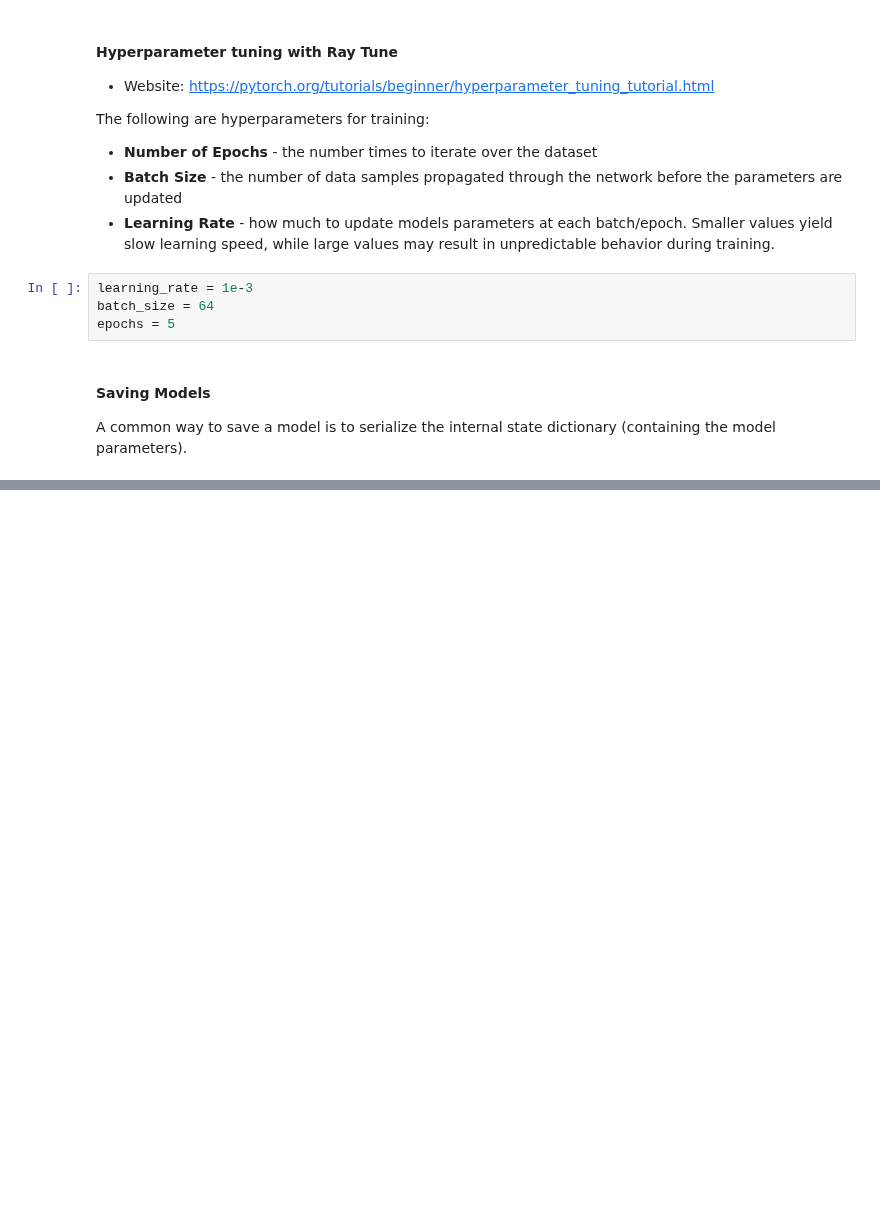
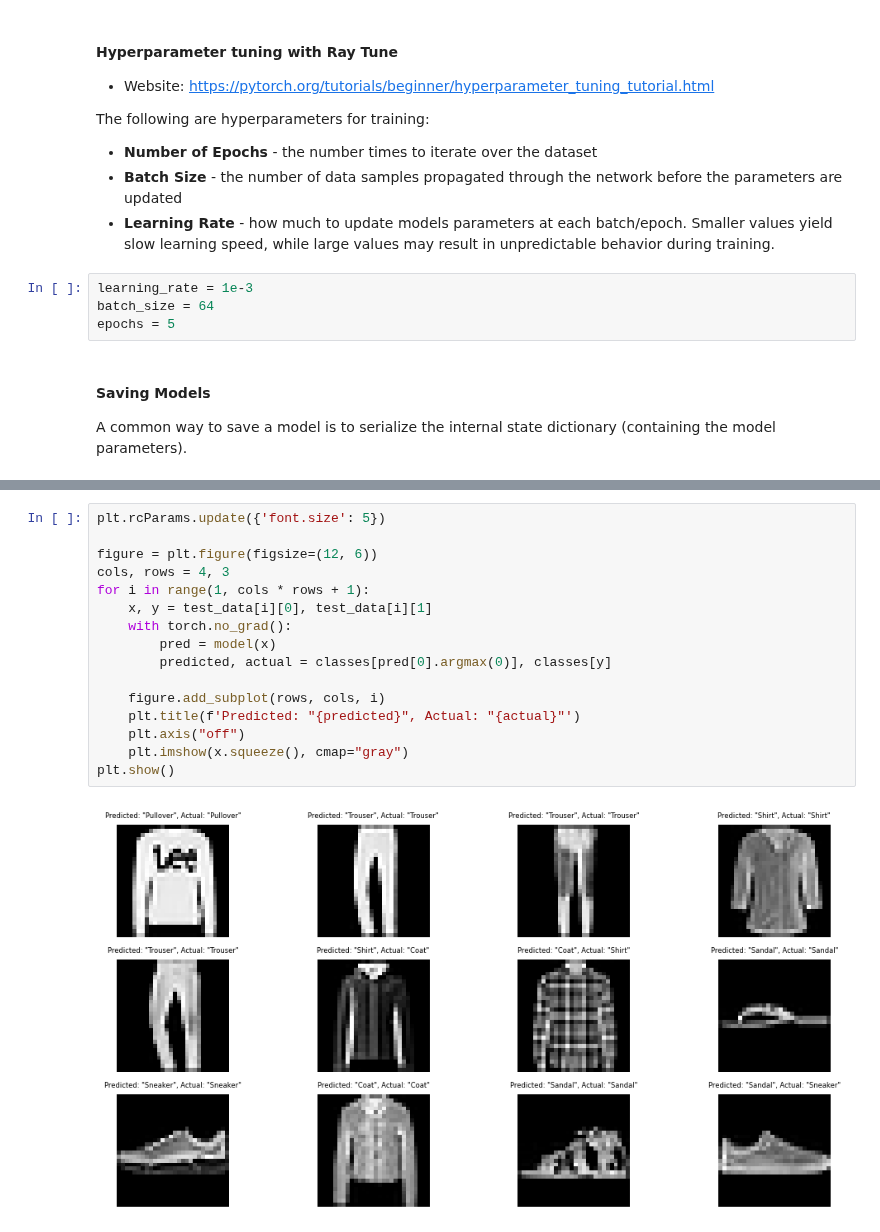
Before and after one commit to stephanyvargas/Learning_DataScience, a Jupyter notebook: Pytorch/Pytorch_Tutorial.ipynb, the cells around one changed output, grey strips where cells are left out. Saved outputs shown, nothing was run; the diff lists cells and outputs as text; blank space fills up the shorter version.

```diff
--- a/Pytorch/Pytorch_Tutorial.ipynb
+++ b/Pytorch/Pytorch_Tutorial.ipynb
@@ -250,0 +287,18 @@ print("Saved PyTorch Model State to model.pth")
+# %%
+plt.rcParams.update({'font.size': 5})
+
+figure = plt.figure(figsize=(12, 6))
+cols, rows = 4, 3
+for i in range(1, cols * rows + 1):
+    x, y = test_data[i][0], test_data[i][1]
+    with torch.no_grad():
+        pred = model(x)
+        predicted, actual = classes[pred[0].argmax(0)], classes[y]
+
+    figure.add_subplot(rows, cols, i)
+    plt.title(f'Predicted: "{predicted}", Actual: "{actual}"')
+    plt.axis("off")
+    plt.imshow(x.squeeze(), cmap="gray")
+plt.show()
+# %% [output]
+[figure, added]
```
Also changed, not shown: parts of 4 cells of this notebook.
